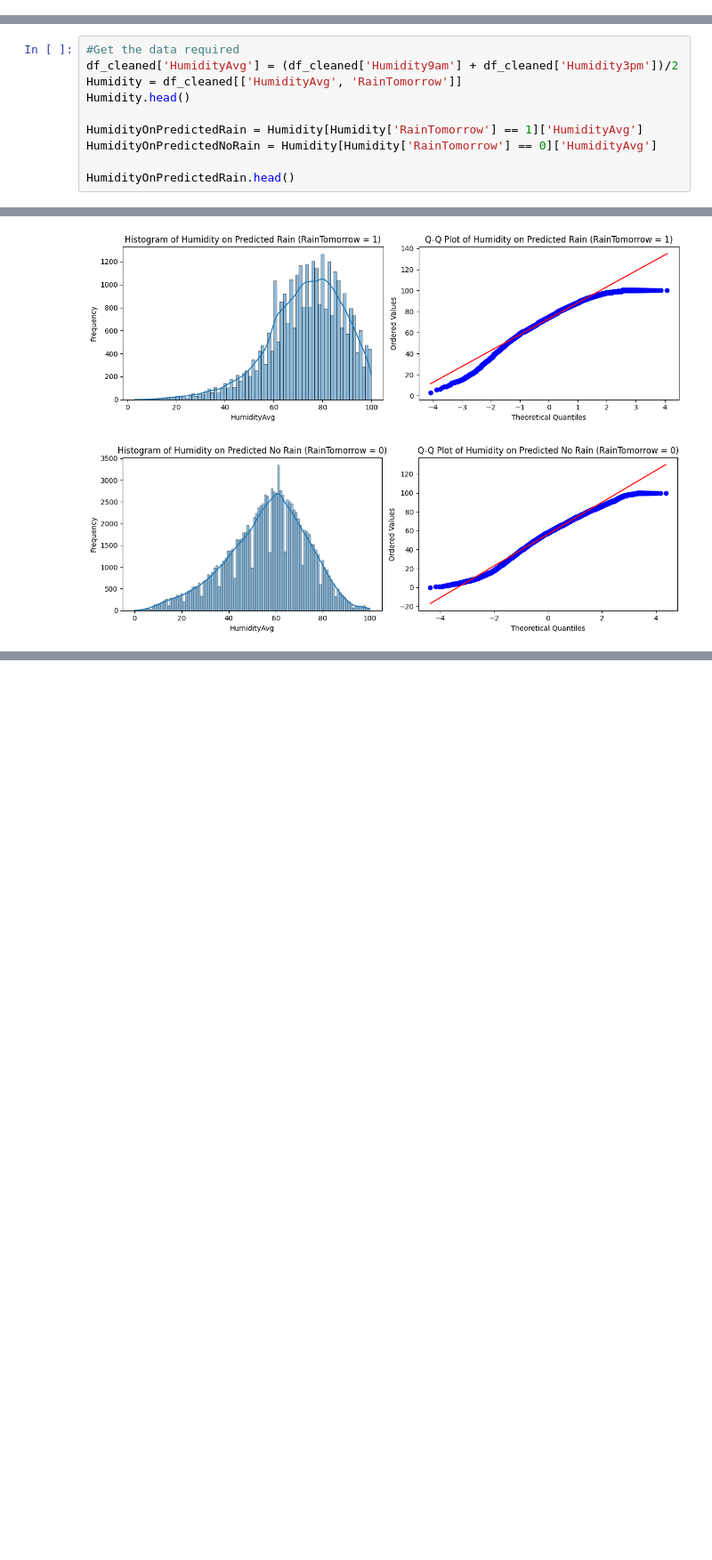
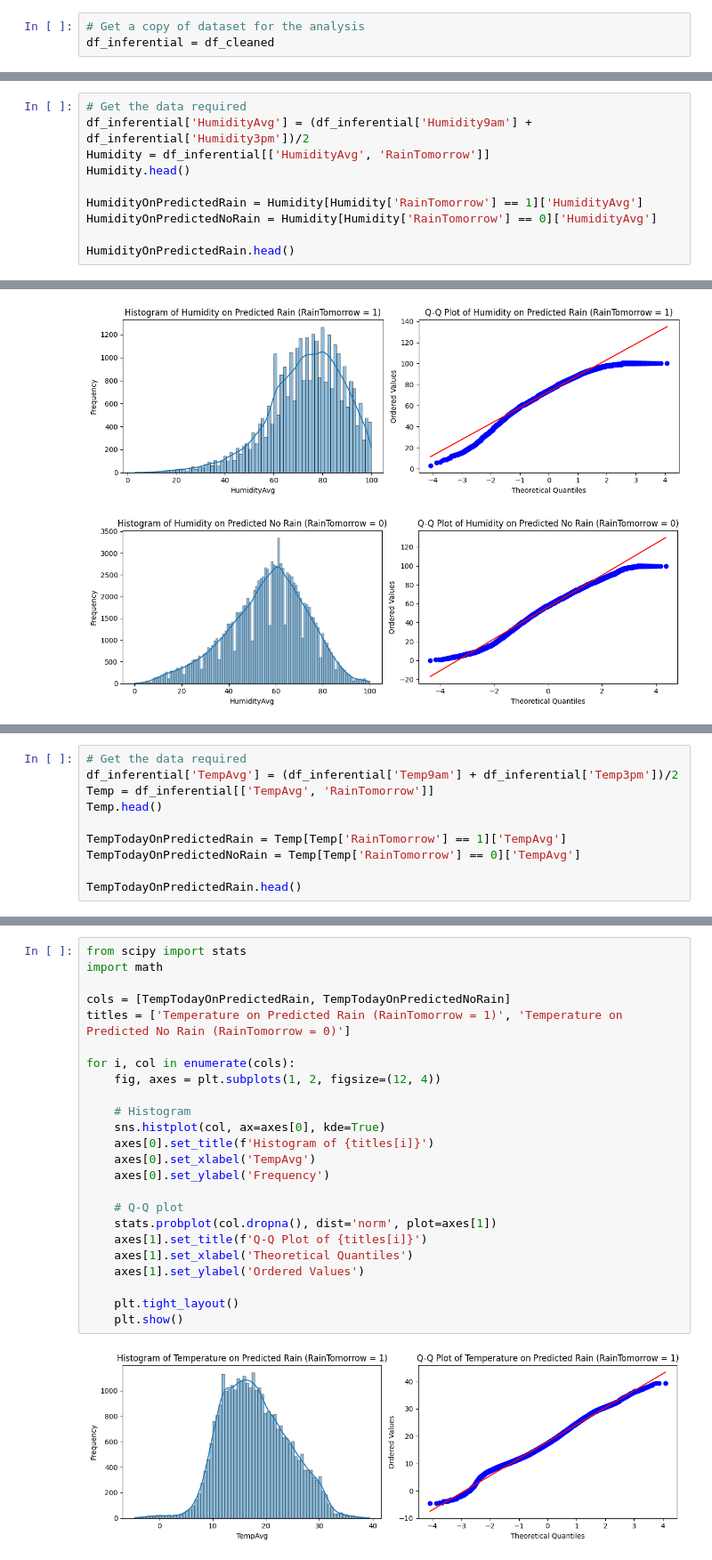
Before and after one commit to SSenitha/Data_Analytics, a Jupyter notebook: InferentialAnalysis_sandaru.ipynb, the cells around one changed output, grey strips where cells are left out. Shown at 89% size. Drawn from its saved outputs; the diff is of its cells as text; blank space fills up the shorter version.

```diff
--- a/InferentialAnalysis_sandaru.ipynb
+++ b/InferentialAnalysis_sandaru.ipynb
@@ -149,0 +136,3 @@ Variables: Humidity3pm (numeric) grouped by RainTomorrow (categorical).
+# %%
+# Get a copy of dataset for the analysis
+df_inferential = df_cleaned
@@ -150,7 +141,7 @@ Variables: Humidity3pm (numeric) grouped by RainTomorrow (categorical).
 # %%
-#Get the data required
-df_cleaned['HumidityAvg'] = (df_cleaned['Humidity9am'] + df_cleaned['Humidity3pm'])/2
-Humidity = df_cleaned[['HumidityAvg', 'RainTomorrow']]
+# Get the data required
+df_inferential['HumidityAvg'] = (df_inferential['Humidity9am'] + df_inferential['Humidity3pm'])/2
+Humidity = df_inferential[['HumidityAvg', 'RainTomorrow']]
 Humidity.head()
 
 HumidityOnPredictedRain = Humidity[Humidity['RainTomorrow'] == 1]['HumidityAvg']
@@ -217,0 +271,10 @@ Reject the null hypothesis: There is a significant difference in humidity betwee
+# %%
+# Get the data required
+df_inferential['TempAvg'] = (df_inferential['Temp9am'] + df_inferential['Temp3pm'])/2
+Temp = df_inferential[['TempAvg', 'RainTomorrow']]
+Temp.head()
+
+TempTodayOnPredictedRain = Temp[Temp['RainTomorrow'] == 1]['TempAvg']
+TempTodayOnPredictedNoRain = Temp[Temp['RainTomorrow'] == 0]['TempAvg']
+
+TempTodayOnPredictedRain.head()
@@ -217,0 +291,26 @@ Reject the null hypothesis: There is a significant difference in humidity betwee
+# %%
+from scipy import stats
+import math
+
+cols = [TempTodayOnPredictedRain, TempTodayOnPredictedNoRain]
+titles = ['Temperature on Predicted Rain (RainTomorrow = 1)', 'Temperature on Predicted No Rain (RainTomorrow = 0)']
+
+for i, col in enumerate(cols):
+    fig, axes = plt.subplots(1, 2, figsize=(12, 4))
+
+    # Histogram
+    sns.histplot(col, ax=axes[0], kde=True)
+    axes[0].set_title(f'Histogram of {titles[i]}')
+    axes[0].set_xlabel('TempAvg')
+    axes[0].set_ylabel('Frequency')
+
+    # Q-Q plot
+    stats.probplot(col.dropna(), dist='norm', plot=axes[1])
+    axes[1].set_title(f'Q-Q Plot of {titles[i]}')
+    axes[1].set_xlabel('Theoretical Quantiles')
+    axes[1].set_ylabel('Ordered Values')
+
+    plt.tight_layout()
+    plt.show()
+# %% [output]
+[figure, added]
```
Also changed, not shown: parts of 30 cells of this notebook.
